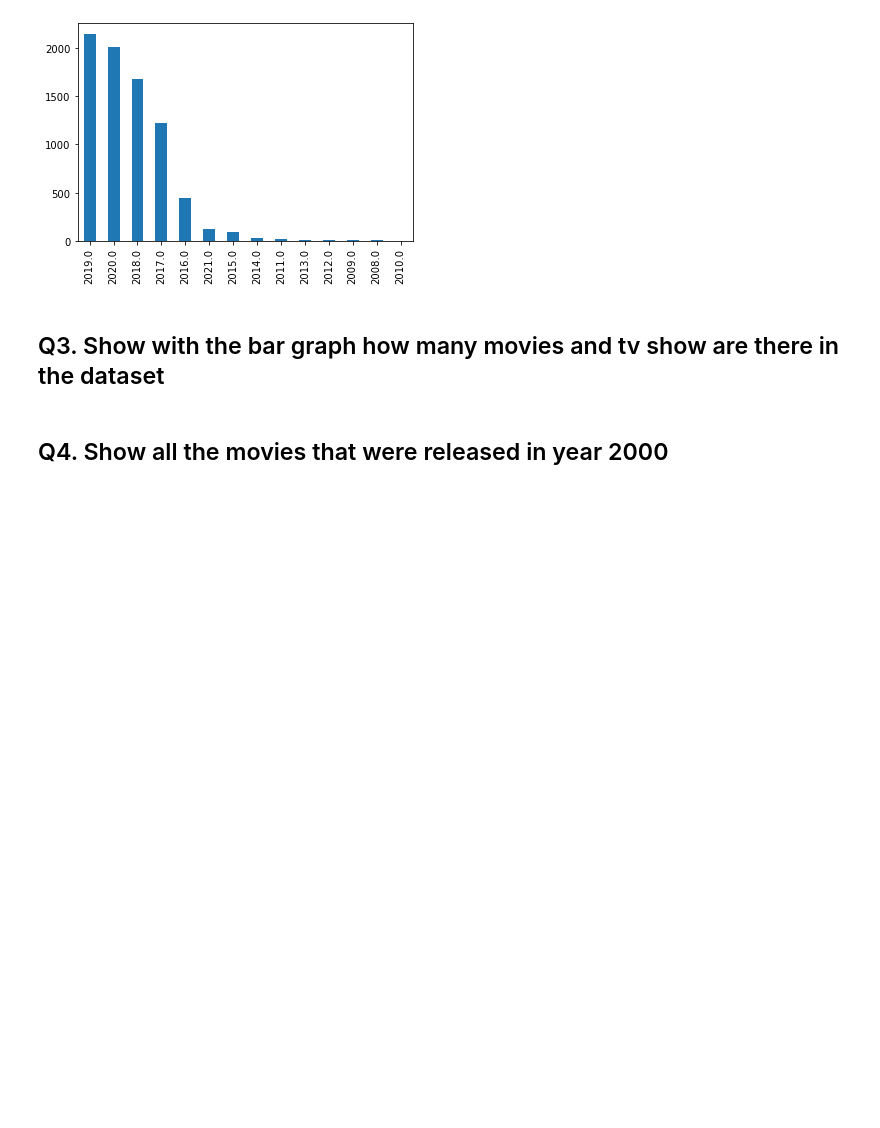
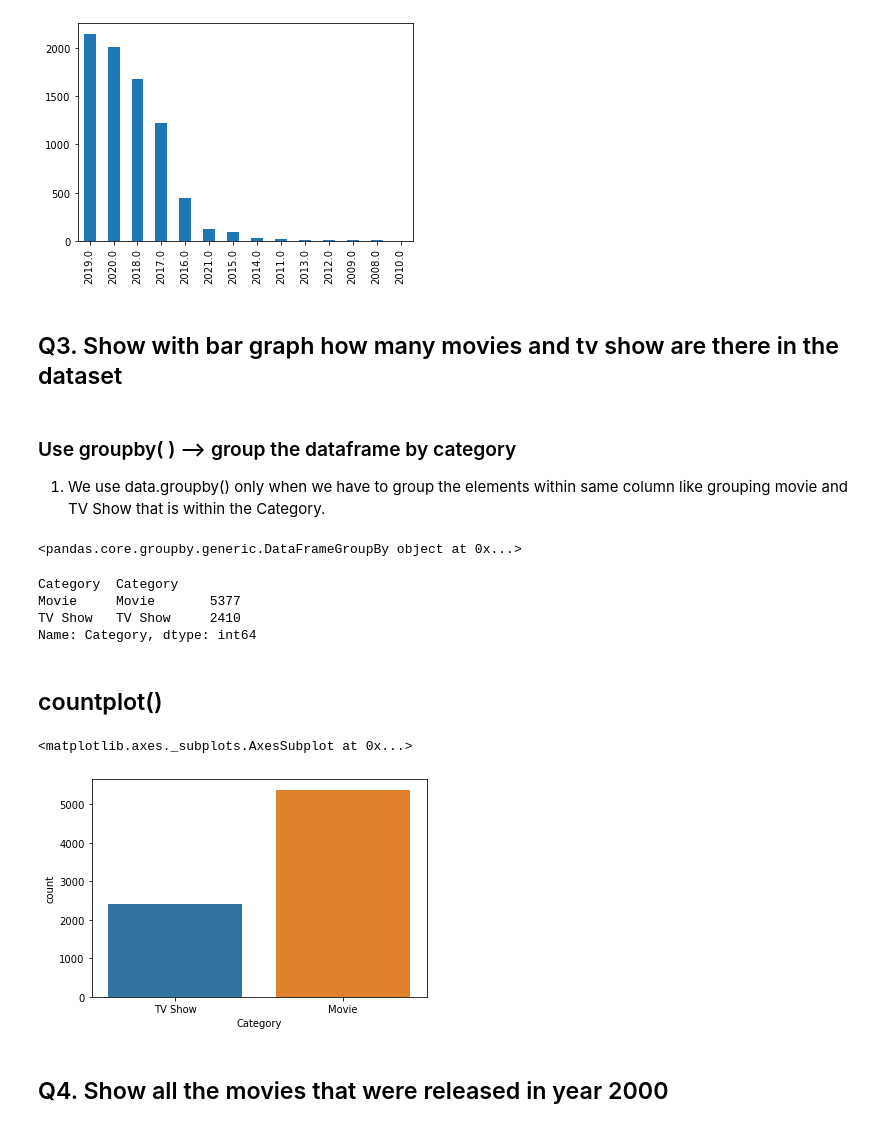
Before and after one commit to hddixit007/Data-Analysis_Netflix-Dataset, a Jupyter notebook: netflix data analysis.ipynb, the cells around one changed output. Drawn from its saved outputs; the diff is of its cells as text; code cells hidden in the pictures; blank space fills up the shorter version.

```diff
--- a/netflix data analysis.ipynb
+++ b/netflix data analysis.ipynb
@@ -328,7 +330,30 @@ data['date'].dt.year.value_counts().plot(kind='bar')
 <matplotlib.axes._subplots.AxesSubplot at 0x...>
 [figure]
 # %% [markdown]
-## Q3. Show with the bar graph how many movies and tv show are there in the dataset
+## Q3. Show with bar graph how many movies and tv show are there in the dataset
+# %% [markdown]
+### Use groupby( ) --> group the dataframe by category
+1. We use data.groupby() only when we have to group the elements within same column like grouping movie and TV Show that is within the Category.
+# %%
+data.groupby('Category')   # the group is created by this.
+# %% [output]
+<pandas.core.groupby.generic.DataFrameGroupBy object at 0x...>
+# %%
+# Now we want the value count of each category
+
+data.groupby('Category').Category.value_counts()
+# %% [output]
+Category  Category
+Movie     Movie       5377
+TV Show   TV Show     2410
+Name: Category, dtype: int64
+# %% [markdown]
+## countplot()
+# %%
+sns.countplot(data['Category'])
+# %% [output]
+<matplotlib.axes._subplots.AxesSubplot at 0x...>
+[figure, added]
 # %% [markdown]
 ## Q4. Show all the movies that were released in year 2000
 # %%
```
Also changed, not shown: parts of 49 cells of this notebook.
